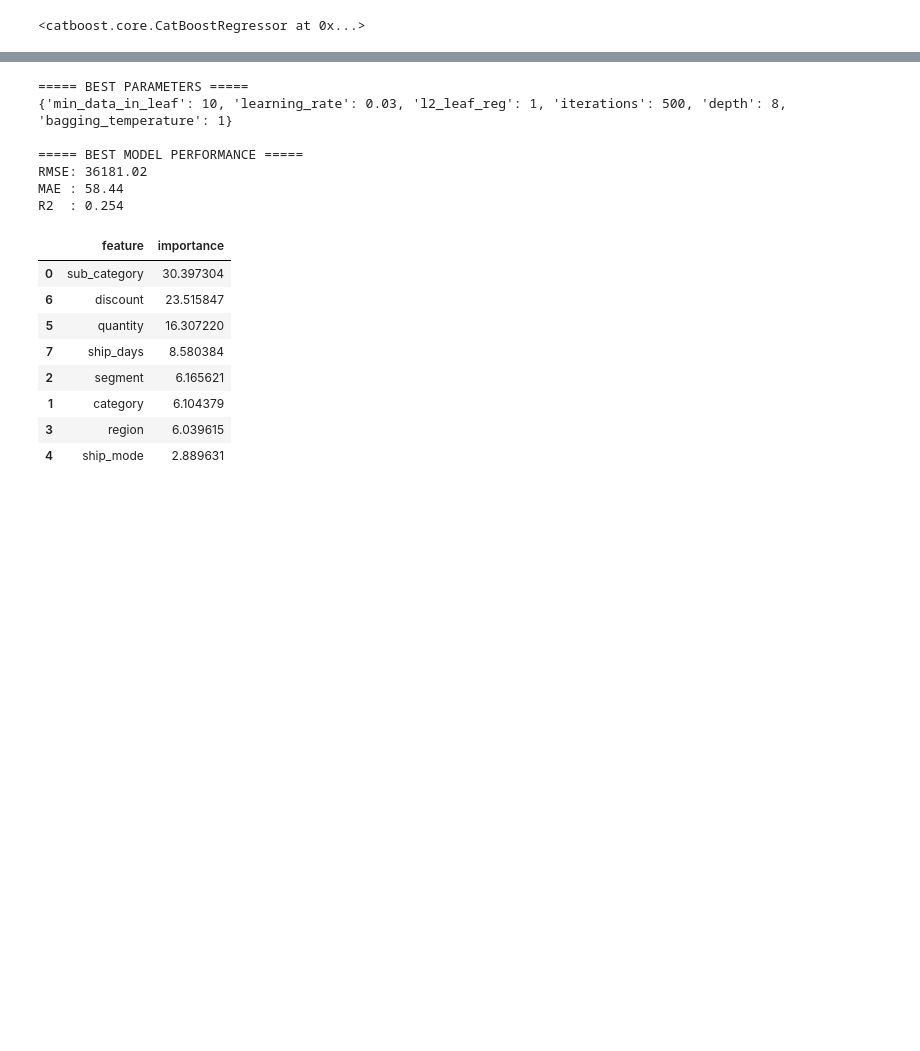
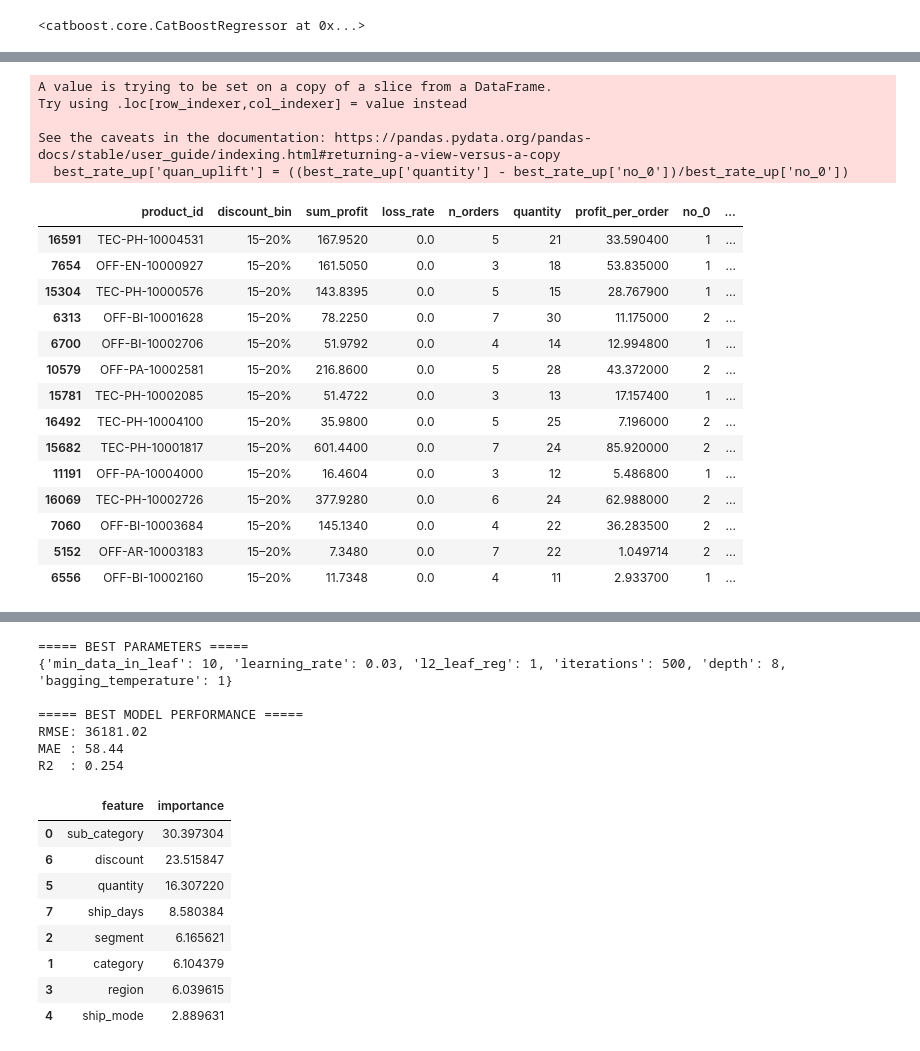
Before and after one commit to quynhho27/Superstore-Sales-Discount-Strategy-, a Jupyter notebook: Superstore Analysis.ipynb, the cells around one changed output, grey strips where cells are left out. Cells and saved outputs as stored; diff of their text form; code cells hidden in the pictures; blank space fills up the shorter version.

```diff
--- a/Superstore Analysis.ipynb
+++ b/Superstore Analysis.ipynb
@@ -1352,0 +1405,16 @@ interaction_suca
+# %%
+df_ = df.copy()
+interaction_suca = (
+    df_
+    .groupby(["product_id", "discount_bin"])
+    .agg(
+        sum_profit=("profit", "sum"),
+        loss_rate=("profit", lambda x: (x < 0).mean() * 100),
+        n_orders=("profit", "count"),
+        quantity=("quantity", "sum")
+    )
+    .reset_index()
+)
+interaction_suca["profit_per_order"] = interaction_suca["sum_profit"] / interaction_suca["n_orders"]
+
+interaction_suca
@@ -1352,0 +1435,19 @@ interaction_suca
+# %%
+baseline_0 = (
+    interaction_suca
+    [interaction_suca["discount_bin"] == "0%"]
+    [["product_id", "quantity"]]
+    .rename(columns={"quantity": "no_0"})
+)
+
+interaction_ = interaction_suca.merge(
+    baseline_0,
+    on="product_id",
+    how="left"
+)
+
+best_rate = interaction_[
+    (interaction_["quantity"] > interaction_["no_0"]) & interaction_['loss_rate'] == 0
+]
+best_rate = best_rate.loc[best_rate['sum_profit'] >=0, :].sort_values('product_id')
+best_rate
@@ -1352,0 +1468,31 @@ interaction_suca
+# %%
+best_rate = best_rate.loc[best_rate['discount_bin'] != '0%']
+
+best_rate_up = best_rate.loc[best_rate['no_0'] != 0]
+best_rate_new = best_rate.loc[(best_rate['no_0'] == 0) & (best_rate['quantity'] != 0)]
+
+best_rate_up['quan_uplift'] = ((best_rate_up['quantity'] - best_rate_up['no_0'])/best_rate_up['no_0'])
+
+best_rate_up = best_rate_up.loc[best_rate_up['quan_uplift'] >=10, :]
+best_rate_up.sort_values('quan_uplift', ascending=False)
+# %% [output]
+A value is trying to be set on a copy of a slice from a DataFrame.
+Try using .loc[row_indexer,col_indexer] = value instead
+
+See the caveats in the documentation: https://pandas.pydata.org/pandas-docs/stable/user_guide/indexing.html#returning-a-view-versus-a-copy
+  best_rate_up['quan_uplift'] = ((best_rate_up['quantity'] - best_rate_up['no_0'])/best_rate_up['no_0'])
+|  | product_id | discount_bin | sum_profit | loss_rate | n_orders | quantity | profit_per_order | no_0 | ... |
+| 16591 | TEC-PH-10004531 | 15–20% | 167.9520 | 0.0 | 5 | 21 | 33.590400 | 1 | ... |
+| 7654 | OFF-EN-10000927 | 15–20% | 161.5050 | 0.0 | 3 | 18 | 53.835000 | 1 | ... |
+| 15304 | TEC-PH-10000576 | 15–20% | 143.8395 | 0.0 | 5 | 15 | 28.767900 | 1 | ... |
+| 6313 | OFF-BI-10001628 | 15–20% | 78.2250 | 0.0 | 7 | 30 | 11.175000 | 2 | ... |
+| 6700 | OFF-BI-10002706 | 15–20% | 51.9792 | 0.0 | 4 | 14 | 12.994800 | 1 | ... |
+| 10579 | OFF-PA-10002581 | 15–20% | 216.8600 | 0.0 | 5 | 28 | 43.372000 | 2 | ... |
+| 15781 | TEC-PH-10002085 | 15–20% | 51.4722 | 0.0 | 3 | 13 | 17.157400 | 1 | ... |
+| 16492 | TEC-PH-10004100 | 15–20% | 35.9800 | 0.0 | 5 | 25 | 7.196000 | 2 | ... |
+| 15682 | TEC-PH-10001817 | 15–20% | 601.4400 | 0.0 | 7 | 24 | 85.920000 | 2 | ... |
+| 11191 | OFF-PA-10004000 | 15–20% | 16.4604 | 0.0 | 3 | 12 | 5.486800 | 1 | ... |
+| 16069 | TEC-PH-10002726 | 15–20% | 377.9280 | 0.0 | 6 | 24 | 62.988000 | 2 | ... |
+| 7060 | OFF-BI-10003684 | 15–20% | 145.1340 | 0.0 | 4 | 22 | 36.283500 | 2 | ... |
+| 5152 | OFF-AR-10003183 | 15–20% | 7.3480 | 0.0 | 7 | 22 | 1.049714 | 2 | ... |
+| 6556 | OFF-BI-10002160 | 15–20% | 11.7348 | 0.0 | 4 | 11 | 2.933700 | 1 | ... |
```
Also changed, not shown: parts of 41 cells of this notebook, 6 other files.
